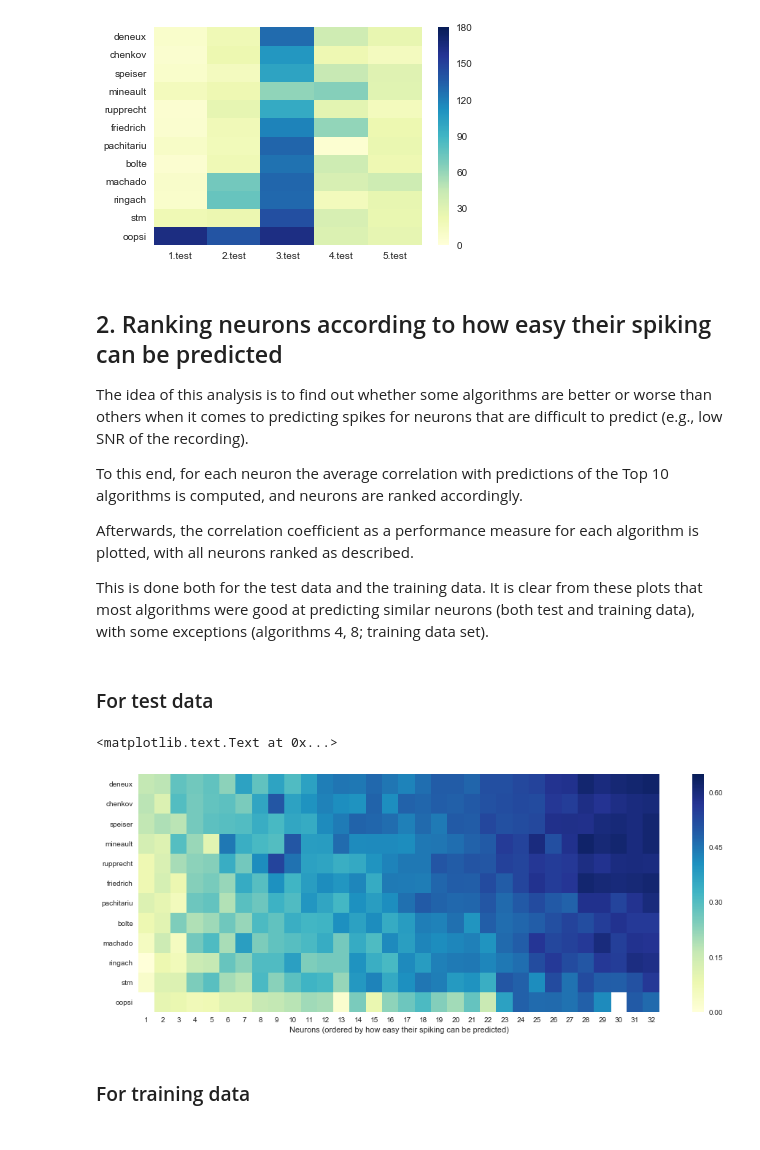
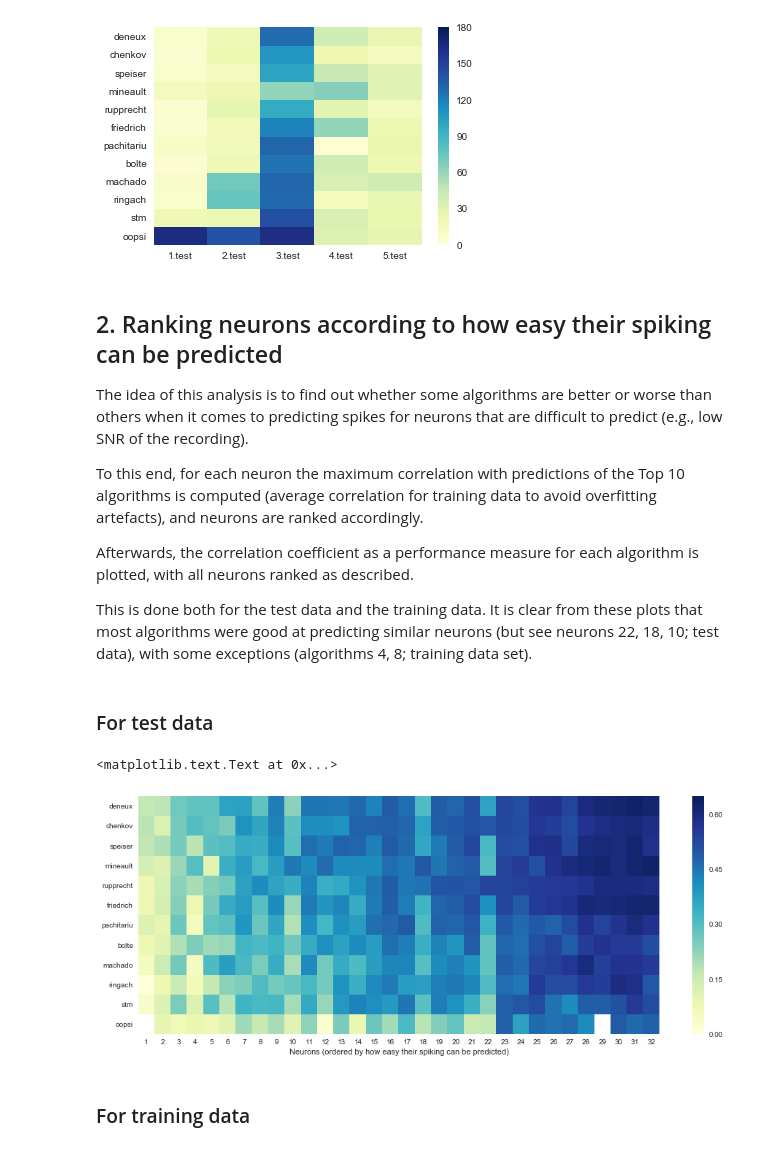
Before and after one commit to berenslab/spikefinder_analysis, a Jupyter notebook: Supplementary analysis.ipynb, the cells around one changed output. Cells and saved outputs as stored; diff of their text form; code cells hidden in the pictures.

```diff
--- a/Supplementary analysis.ipynb
+++ b/Supplementary analysis.ipynb
@@ -174,11 +174,11 @@ plt.yticks(rotation=0)
 
 The idea of this analysis is to find out whether some algorithms are better or worse than others when it comes to predicting spikes for neurons that are difficult to predict (e.g., low SNR of the recording).
 
-To this end, for each neuron the average correlation with predictions of the Top 10 algorithms is computed, and neurons are ranked accordingly.
+To this end, for each neuron the maximum correlation with predictions of the Top 10 algorithms is computed (average correlation for training data to avoid overfitting artefacts), and neurons are ranked accordingly.
 
 Afterwards, the correlation coefficient as a performance measure for each algorithm is plotted, with all neurons ranked as described.
 
-This is done both for the test data and the training data. It is clear from these plots that most algorithms were good at predicting similar neurons (both test and training data), with some exceptions (algorithms 4, 8; training data set).
+This is done both for the test data and the training data. It is clear from these plots that most algorithms were good at predicting similar neurons (but see neurons 22, 18, 10; test data), with some exceptions (algorithms 4, 8; training data set).
 # %% [markdown]
 ### For test data
 # %%
@@ -205,18 +205,18 @@ for a, algo in enumerate(order):
 
         neuron_counter += c.shape[0]
 # %%
-Ranking = np.median(Neuron_corr[:,0:10],axis=1)
+Ranking = np.max(Neuron_corr[:,0:10],axis=1)
 rank_indizes = np.argsort(Ranking)
 
 plt.rcParams["figure.figsize"] = (16,6)
 
 plt.figure(5)
 ax = sns.heatmap(np.transpose(Neuron_corr[rank_indizes,:]), vmin=0, vmax=0.65, xticklabels=np.arange(32)+1, yticklabels=order,cmap="YlGnBu")
 plt.yticks(rotation=0)
 plt.xlabel('Neurons (ordered by how easy their spiking can be predicted)')
 # %% [output]
 <matplotlib.text.Text at 0x...>
-[figure, old version]
+[figure, new version]
 # %% [markdown]
 ### For training data
 # %%
```
Also changed, not shown: parts of 1 cell of this notebook.
